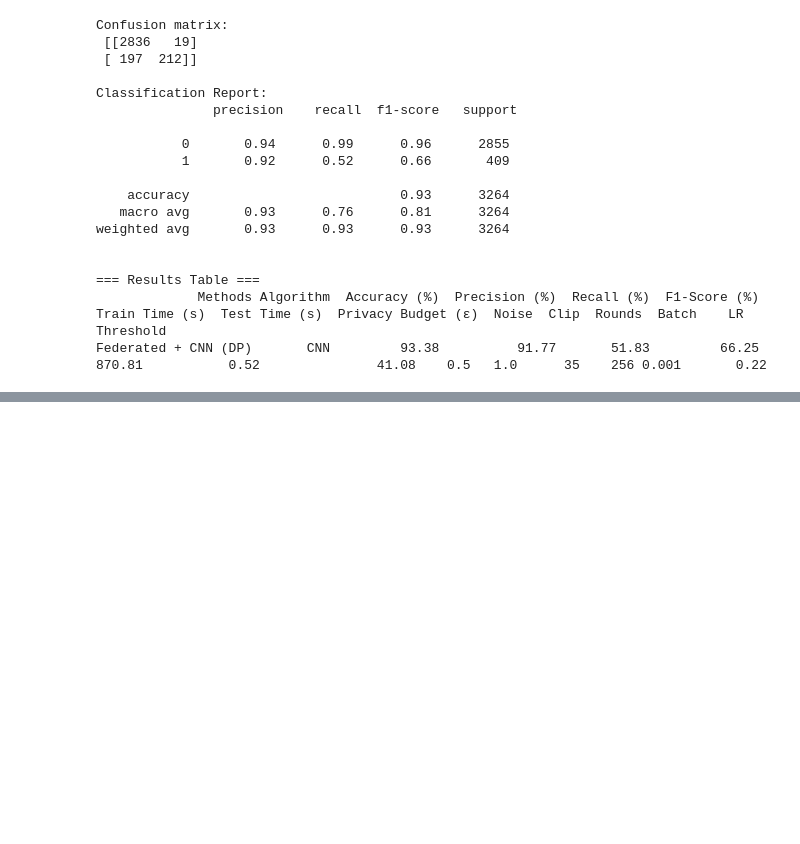
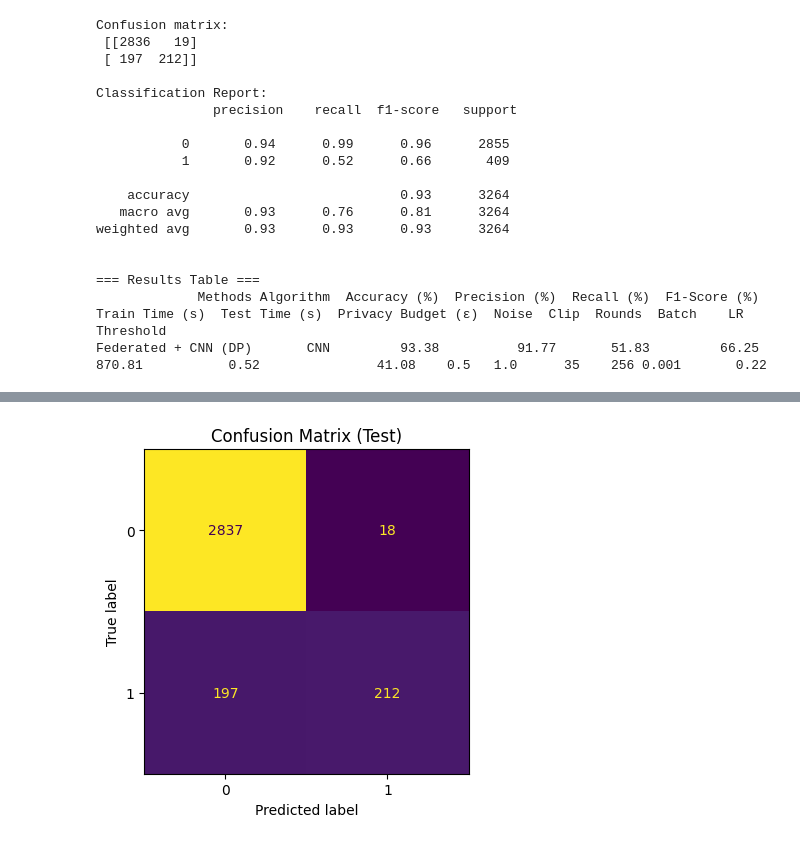
Before and after one commit to gptchat12370-ai/Group-A-DLI-Assignment, a Jupyter notebook: CNN(Hamza).ipynb, the cells around one changed output, grey strips where cells are left out. Cells and saved outputs as stored; diff of their text form; code cells hidden in the pictures; blank space fills up the shorter version.

Commit message:
Commit 3: adding Final results & graphs for more evaluation

```diff
--- a/CNN(Hamza).ipynb
+++ b/CNN(Hamza).ipynb
@@ -415,3 +415,101 @@ weighted avg       0.93      0.93      0.93      3264
 === Results Table ===
              Methods Algorithm  Accuracy (%)  Precision (%)  Recall (%)  F1-Score (%)  Train Time (s)  Test Time (s)  Privacy Budget (ε)  Noise  Clip  Rounds  Batch    LR  Threshold
 Federated + CNN (DP)       CNN         93.38          91.77       51.83         66.25          870.81           0.52               41.08    0.5   1.0      35    256 0.001       0.22
+# %%
+# === Cell: Final results & graphs ===
+import numpy as np
+import pandas as pd
+import matplotlib.pyplot as plt
+from sklearn.metrics import (
+    accuracy_score, precision_score, recall_score, f1_score,
+    confusion_matrix, ConfusionMatrixDisplay, roc_curve, roc_auc_score,
+    precision_recall_curve
+)
+
+def predict_proba(model, loader):
+    model.eval()
+    probs, y_true = [], []
+    with torch.no_grad():
+        for xb, yb in loader:
+            xb = xb.to(device).float()
+            logits = model(xb)
+            p = torch.softmax(logits, dim=1)[:, 1].cpu().numpy()
+            probs.append(p)
+            y_true.append(yb.cpu().numpy())
+    return np.concatenate(probs), np.concatenate(y_true)
+
+# Get probabilities & labels
+probs, y_true = predict_proba(server.model, test_loader)
+
+# ROC + best threshold (Youden’s J)
+fpr, tpr, thresholds = roc_curve(y_true, probs)
+best_idx = np.argmax(tpr - fpr)
+best_t = float(thresholds[best_idx])
+
+# Final preds & metrics
+y_pred = (probs >= best_t).astype(int)
+acc  = accuracy_score(y_true, y_pred)
+prec = precision_score(y_true, y_pred, zero_division=0)
+rec  = recall_score(y_true, y_pred, zero_division=0)
+f1   = f1_score(y_true, y_pred, zero_division=0)
+auc  = roc_auc_score(y_true, probs)
+
+print(f"Best threshold: {best_t:.3f}")
+print(f"Accuracy: {acc*100:.2f}% | Precision: {prec*100:.2f}% | Recall: {rec*100:.2f}% | "
+      f"F1: {f1*100:.2f}% | ROC AUC: {auc:.4f}")
+
+# Confusion matrix
+cm = confusion_matrix(y_true, y_pred)
+disp = ConfusionMatrixDisplay(cm, display_labels=[0, 1])
+fig_cm, ax_cm = plt.subplots(figsize=(4.8, 4.2))
+disp.plot(ax=ax_cm, colorbar=False)
+ax_cm.set_title("Confusion Matrix (Test)")
+plt.tight_layout()
+plt.savefig("cnn_dp_confusion.png", dpi=150)
+plt.show()
+
+# ROC curve
+fig_roc, ax = plt.subplots(figsize=(5.2, 4.2))
+ax.plot(fpr, tpr, label=f"AUC = {auc:.3f}")
+ax.plot([0, 1], [0, 1], "--", linewidth=1)
+ax.set_xlabel("False Positive Rate")
+ax.set_ylabel("True Positive Rate")
+ax.set_title("ROC Curve (Test)")
+ax.legend(loc="lower right")
+plt.tight_layout()
+plt.savefig("cnn_dp_roc.png", dpi=150)
+plt.show()
+
+# Precision–Recall curve
+prec_curve, rec_curve, _ = precision_recall_curve(y_true, probs)
+fig_pr, axp = plt.subplots(figsize=(5.2, 4.2))
+axp.plot(rec_curve, prec_curve)
+axp.set_xlabel("Recall")
+axp.set_ylabel("Precision")
+axp.set_title("Precision–Recall (Test)")
+plt.tight_layout()
+plt.savefig("cnn_dp_pr.png", dpi=150)
+plt.show()
+
+# Summary table
+results_summary = pd.DataFrame([{
+    "Methods": "Federated + CNN (DP)",
+    "Algorithm": "CNN",
+    "Accuracy (%)": round(acc * 100, 2),
+    "Precision (%)": round(prec * 100, 2),
+    "Recall (%)": round(rec * 100, 2),
+    "F1-Score (%)": round(f1 * 100, 2),
+    "ROC AUC": round(auc, 4),
+    "Threshold": round(best_t, 3),
+    "Noise": NOISE,
+    "Clip": CLIP,
+    "Rounds": ROUNDS,
+    "Batch": BATCH,
+    "LR": LR,
+}])
+print("\n=== Final Results ===")
+print(results_summary.to_string(index=False))
+results_summary.to_csv("cnn_dp_results_summary.csv", index=False)
+
+print("\nSaved: cnn_dp_confusion.png, cnn_dp_roc.png, cnn_dp_pr.png, cnn_dp_results_summary.csv")
+# %% [output]
@@ -417,0 +518 @@ Federated + CNN (DP)       CNN         93.38          91.77       51.83
+[figure, added]
```
Also changed, not shown: parts of 1 cell of this notebook.
